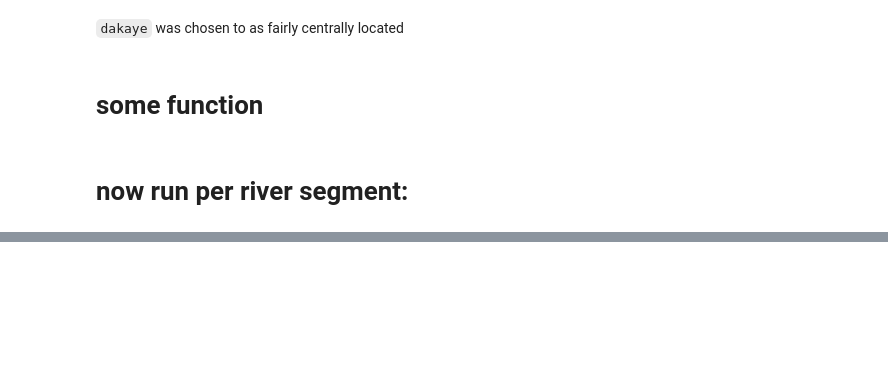
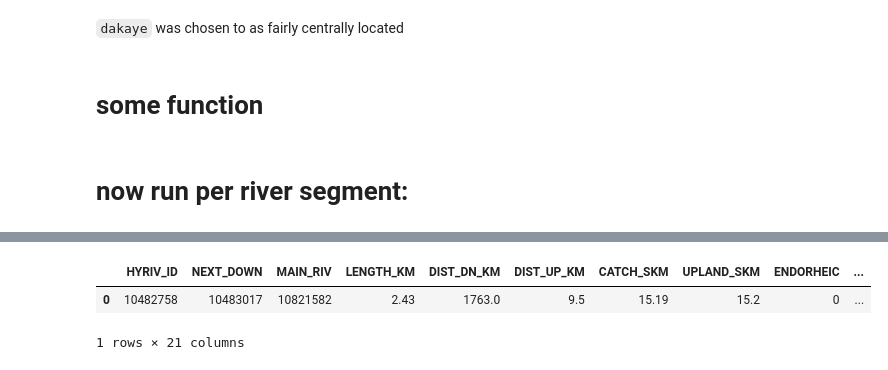
Before and after one commit to Daafip/Volta-burkina-faso, a Jupyter notebook: data/Combining data/Combining data sources - General water supply.ipynb, the cells around one changed output, grey strips where cells are left out. Drawn from its saved outputs; the diff is of its cells as text; code cells hidden in the pictures; blank space fills up the shorter version.

```diff
--- a/data/Combining data/Combining data sources - General water supply.ipynb
+++ b/data/Combining data/Combining data sources - General water supply.ipynb
@@ -194,3 +178,9 @@ output_river
+# %%
+output_river.head(1)
+# %% [output]
+|  | HYRIV_ID | NEXT_DOWN | MAIN_RIV | LENGTH_KM | DIST_DN_KM | DIST_UP_KM | CATCH_SKM | UPLAND_SKM | ENDORHEIC | ... |
+| 0 | 10482758 | 10483017 | 10821582 | 2.43 | 1763.0 | 9.5 | 15.19 | 15.2 | 0 | ... |
+1 rows × 21 columns
 # %%
 fig,ax = plt.subplots(1)
 country_outline.plot(ax=ax, facecolor="none", edgecolor="C2",zorder=6)
```
Also changed, not shown: parts of 3 cells of this notebook, 15 other files.
